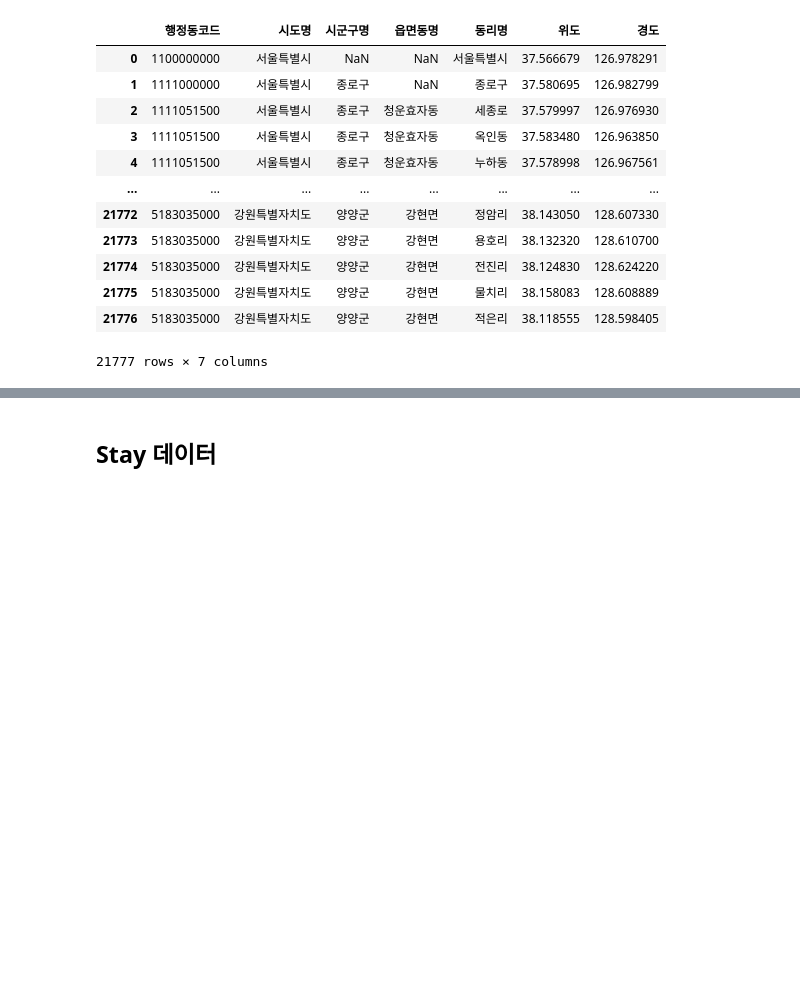
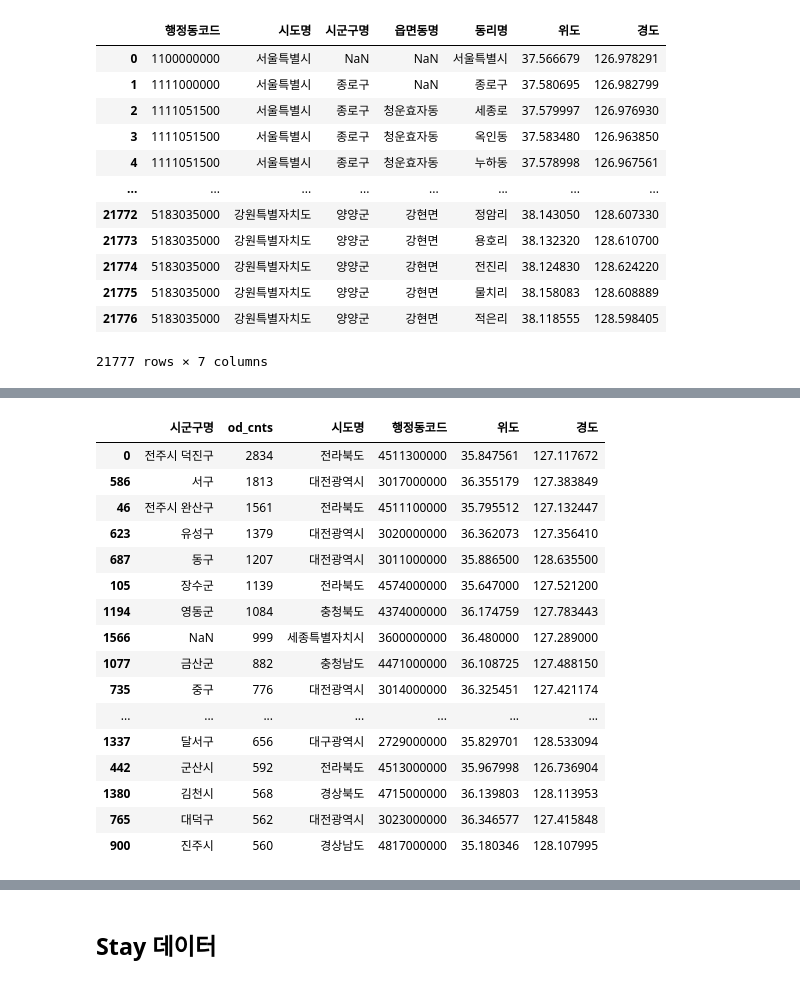
Before and after one commit to NongShiN/2024_bigcontest_muju_festival_shuttle_bus, a Jupyter notebook: EDA/chanwoong/festival_eda.ipynb, the cells around one changed output, grey strips where cells are left out. Cells and saved outputs as stored; diff of their text form; code cells hidden in the pictures; blank space fills up the shorter version.

```diff
--- a/EDA/chanwoong/festival_eda.ipynb
+++ b/EDA/chanwoong/festival_eda.ipynb
@@ -308,0 +370,20 @@ festival_df_grouped_junbok
+# %%
+map_filtered = pd.DataFrame()
+for i in festival_df_grouped_sido['시도명']:
+    # '시도명'별로 'od_cnts' 합계를 구한 후 'od_cnts' 기준으로 정렬
+    junbok_filtered = festival_df_grouped_2[festival_df_grouped_2['시도명'] == i]
+    if i == '세종특별자치시':
+        festival_df_grouped_junbok = junbok_filtered.groupby('시도명')['od_cnts'].sum().reset_index()
+    else:
+        festival_df_grouped_junbok = junbok_filtered.groupby('시군구명')['od_cnts'].sum().reset_index()
+    festival_df_grouped_junbok['시도명'] = i
+    # 'od_cnts' 기준으로 내림차순 정렬
+    festival_df_grouped_junbok = festival_df_grouped_junbok.sort_values(by='od_cnts', ascending=False)
+
+    map_filtered = pd.concat([map_filtered, festival_df_grouped_junbok[festival_df_grouped_junbok['od_cnts'] >= 500]])
+    # 결과 출력
+    print(i)
+    print(festival_df_grouped_junbok[festival_df_grouped_junbok['od_cnts'] >= 500])
+    print()
+
+#map_filtered.drop(columns=['시도명'], inplace=True)
@@ -407,0 +444,30 @@ See the caveats in the documentation: https://pandas.pydata.org/pandas-docs/stab
+# %%
+# 추출한 행정동코드에 해당하는 데이터를 festival_df에서 필터링
+#range_df = address[address['시군구명'].isin(list(map_filtered['시군구명']))]
+# 두 데이터프레임을 시군구명과 시도명을 기준으로 병합
+range_df = pd.merge(map_filtered, address[['행정동코드', '시도명', '시군구명', '위도', '경도']],
+                     on=['시도명', '시군구명'], how='left')
+
+range_df = range_df.drop_duplicates(subset=['시군구명'], keep='first')
+
+#range_df = pd.concat([range_df, address[address['행정동코드'] == 3600000000] ])  # 세종특별자치시는 직접추가
+range_df = range_df.sort_values(by='od_cnts', ascending=False)
+range_df
+# %% [output]
+|  | 시군구명 | od_cnts | 시도명 | 행정동코드 | 위도 | 경도 |
+| 0 | 전주시 덕진구 | 2834 | 전라북도 | 4511300000 | 35.847561 | 127.117672 |
+| 586 | 서구 | 1813 | 대전광역시 | 3017000000 | 36.355179 | 127.383849 |
+| 46 | 전주시 완산구 | 1561 | 전라북도 | 4511100000 | 35.795512 | 127.132447 |
+| 623 | 유성구 | 1379 | 대전광역시 | 3020000000 | 36.362073 | 127.356410 |
+| 687 | 동구 | 1207 | 대전광역시 | 3011000000 | 35.886500 | 128.635500 |
+| 105 | 장수군 | 1139 | 전라북도 | 4574000000 | 35.647000 | 127.521200 |
+| 1194 | 영동군 | 1084 | 충청북도 | 4374000000 | 36.174759 | 127.783443 |
+| 1566 | NaN | 999 | 세종특별자치시 | 3600000000 | 36.480000 | 127.289000 |
+| 1077 | 금산군 | 882 | 충청남도 | 4471000000 | 36.108725 | 127.488150 |
+| 735 | 중구 | 776 | 대전광역시 | 3014000000 | 36.325451 | 127.421174 |
+| ... | ... | ... | ... | ... | ... | ... |
+| 1337 | 달서구 | 656 | 대구광역시 | 2729000000 | 35.829701 | 128.533094 |
+| 442 | 군산시 | 592 | 전라북도 | 4513000000 | 35.967998 | 126.736904 |
+| 1380 | 김천시 | 568 | 경상북도 | 4715000000 | 36.139803 | 128.113953 |
+| 765 | 대덕구 | 562 | 대전광역시 | 3023000000 | 36.346577 | 127.415848 |
+| 900 | 진주시 | 560 | 경상남도 | 4817000000 | 35.180346 | 128.107995 |
```
Also changed, not shown: parts of 22 cells of this notebook.
